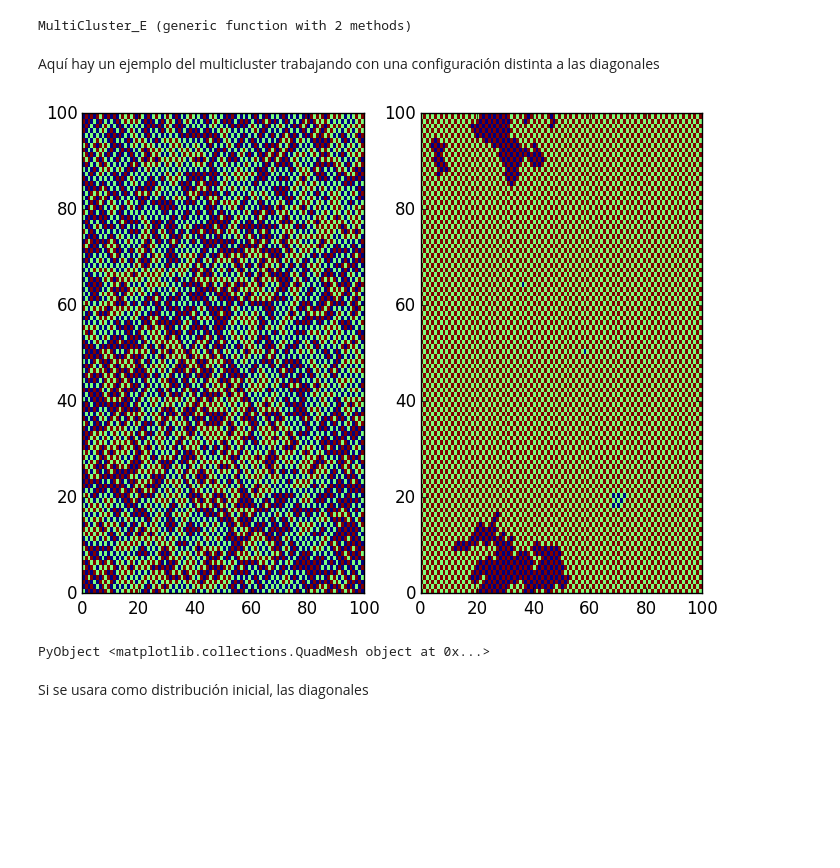
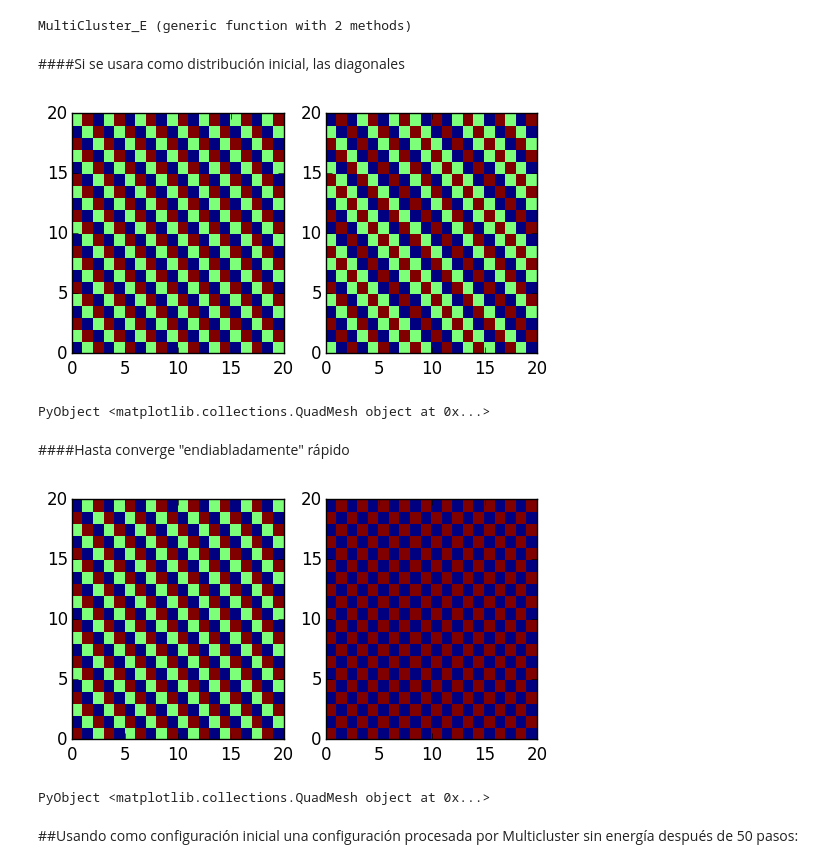
Before and after one commit to luisaleman/Hielo, a Jupyter notebook: Proyecto final.ipynb, the cells around one changed output. Drawn from its saved outputs; the diff is of its cells as text; code cells hidden in the pictures; blank space fills up the shorter version.

```diff
--- a/Proyecto final.ipynb
+++ b/Proyecto final.ipynb
@@ -308,7 +313,8 @@ end
 # %% [output]
 contador_segundos (generic function with 1 method)
 # %%
-function Single_cluster_E(β,arreglo::Array{Float64,2},ϵ=1.0)
+function Single_cluster_E(β,arreglo_or::Array{Float64,2},ϵ=1.0)
+    arreglo=copy(arreglo_or)
     L2=length(arreglo[1,:])
     L1=length(arreglo[:,1])
     red_bool=trues(L1,L2)
@@ -399,11 +405,11 @@ Single_cluster_E (generic function with 2 methods)
 # %%
 inicial_s=conf_i(20,20)
 old=copy(inicial_s)
-for t in 1:100
-    new=Single_cluster_E(1.0,old)
+for t in 1:10
+    new=Single_cluster_E(1000.0,old)
     new,old=old,new
 end
-figure(figsize=[8,6])
+figure(figsize=[8,4])
 subplot(1,2,1)
 #figure(figsize=[3,3])
 pcolormesh(inicial_s)
@@ -552,7 +568,8 @@ end
 # %% [output]
 SingleCluster_E (generic function with 2 methods)
 # %%
-function MultiCluster_E(β,arreglo,ϵ=1.0)
+function MultiCluster_E(β,arreglo_or,ϵ=1.0)
+    arreglo=copy(arreglo_or)
     L2=length(arreglo[1,:])
     L1=length(arreglo[:,1])
     red_bool=trues(L1,L2)
@@ -574,31 +591,43 @@ function MultiCluster_E(β,arreglo,ϵ=1.0)
 end
 # %% [output]
 MultiCluster_E (generic function with 2 methods)
-# %% [markdown]
-Aquí hay un ejemplo del multicluster trabajando con una configuración distinta a las diagonales
+# %% [markdown]
+####Si se usara como distribución inicial, las diagonales
 # %%
-inicial=conf_i(100,100)
+inicial=conf_i(20,20)
 old=copy(inicial)
-for t in 1:100
-    new=MultiCluster(old)
+for t in 1:2
+    new=MultiCluster_E(1000.0,old)
     new,old=old,new
 end
-inicial2=copy(old);
+figure(figsize=[6,3])
+subplot(1,2,1)
+#figure(figsize=[3,3])
+pcolormesh(inicial)
+
+subplot(1,2,2)
+pcolormesh(old)
+# %% [output]
+[figure, added]
+PyObject <matplotlib.collections.QuadMesh object at 0x...>
+# %% [markdown]
+####Hasta converge "endiabladamente" rápido
 # %%
-old=copy(inicial2)
+inicial=conf_i(20,20)
+old=copy(inicial)
 for t in 1:20
     new=MultiCluster_E(1000.0,old)
     new,old=old,new
 end
-figure(figsize=[8,6])
+figure(figsize=[6,3])
 subplot(1,2,1)
 #figure(figsize=[3,3])
-pcolormesh(inicial2)
+pcolormesh(inicial)
 
 subplot(1,2,2)
 pcolormesh(old)
 # %% [output]
-[figure, old version]
+[figure, new version]
 PyObject <matplotlib.collections.QuadMesh object at 0x...>
-# %% [markdown]
-Si se usara como distribución inicial, las diagonales
+# %% [markdown]
+##Usando como configuración inicial una configuración procesada por Multicluster sin energía después de 50 pasos:
```
Also changed, not shown: parts of 42 cells of this notebook.
